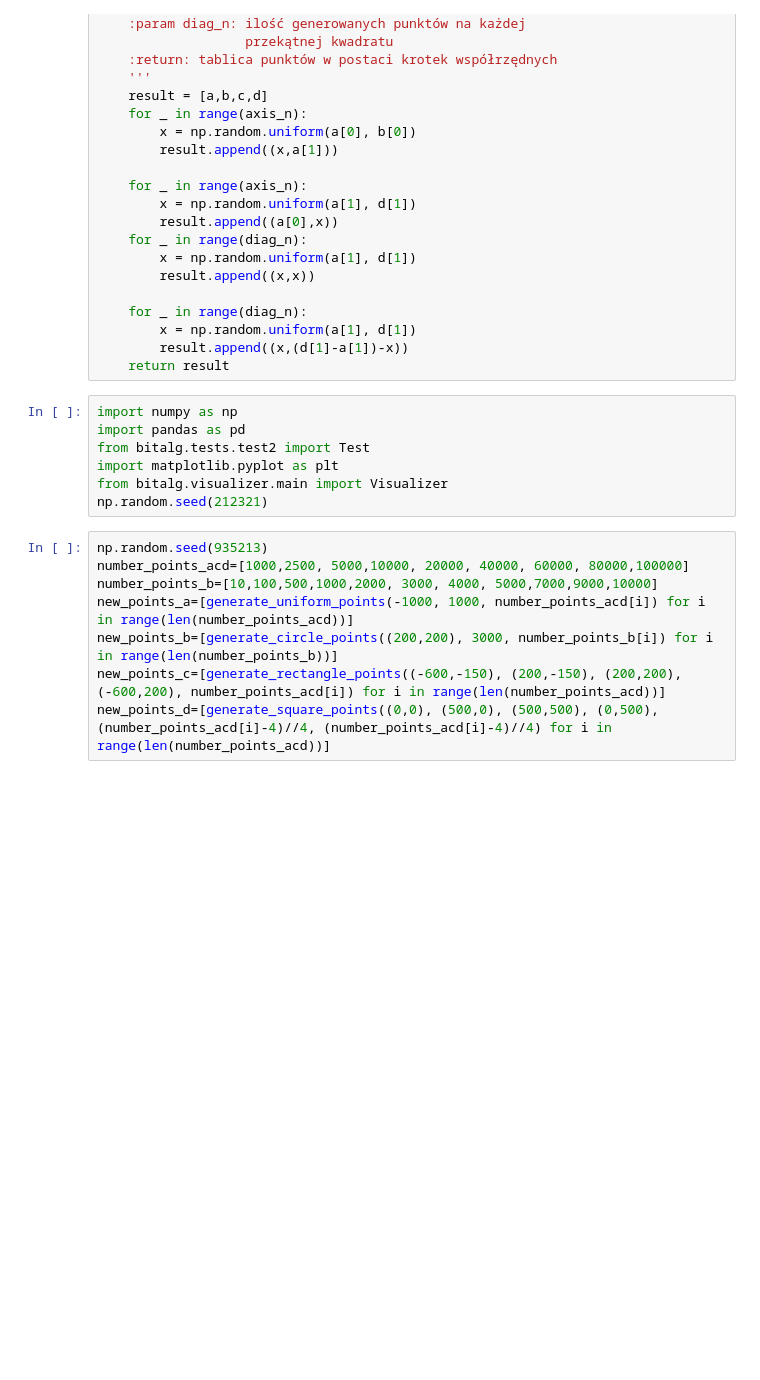
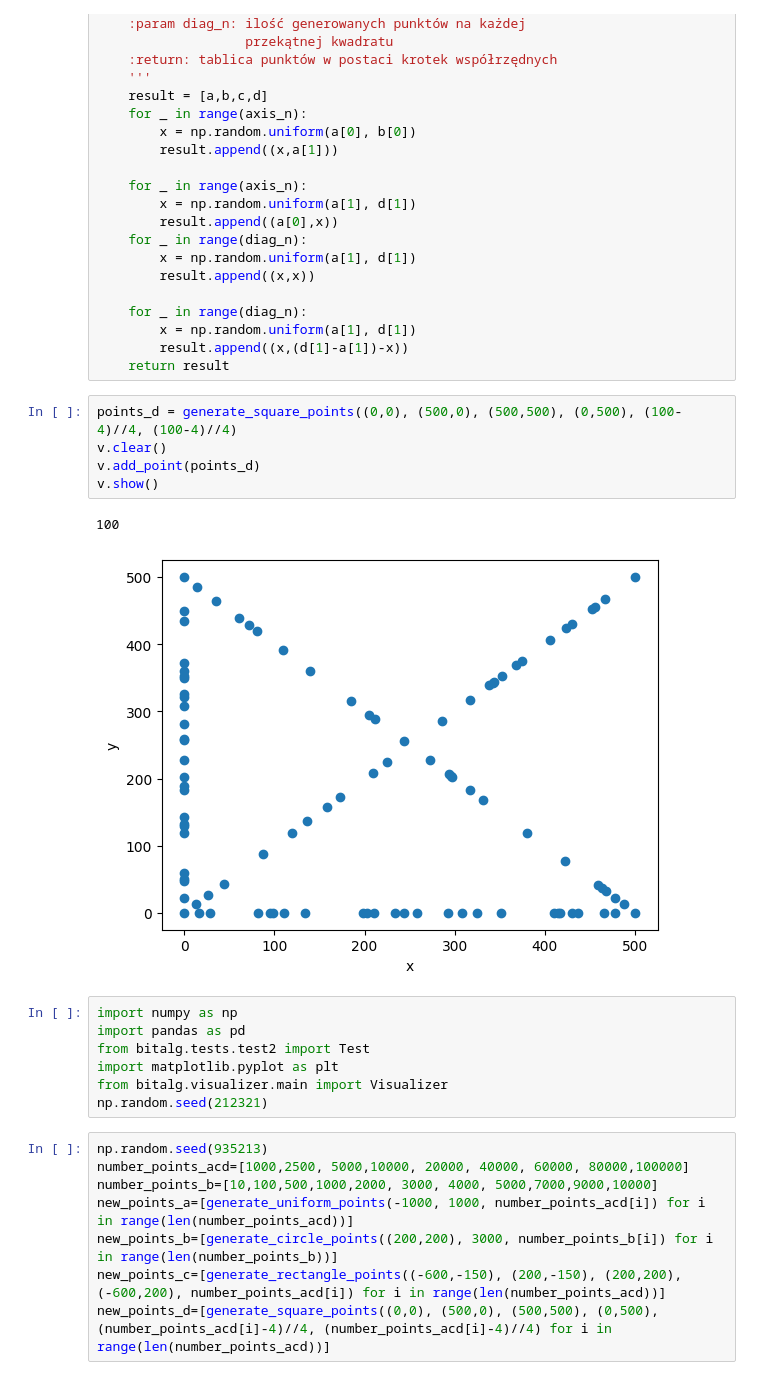
Before and after one commit to DEFALT314/geometric-algorithms-convex-hull, a Jupyter notebook: main.ipynb, the cells around one changed output. Saved outputs shown, nothing was run; the diff lists cells and outputs as text; blank space fills up the shorter version.

```diff
--- a/main.ipynb
+++ b/main.ipynb
@@ -90,6 +164,14 @@ def generate_square_points(a=(0, 0), b=(10, 0), c=(10, 10), d=(0, 10),
         x = np.random.uniform(a[1], d[1])
         result.append((x,(d[1]-a[1])-x))
     return result
+# %%
+points_d = generate_square_points((0,0), (500,0), (500,500), (0,500), (100-4)//4, (100-4)//4)
+v.clear()
+v.add_point(points_d)
+v.show()
+# %% [output]
+100
+[figure, added]
 # %%
 import numpy as np
 import pandas as pd
```
Also changed, not shown: parts of 8 cells of this notebook, 2 other files.
